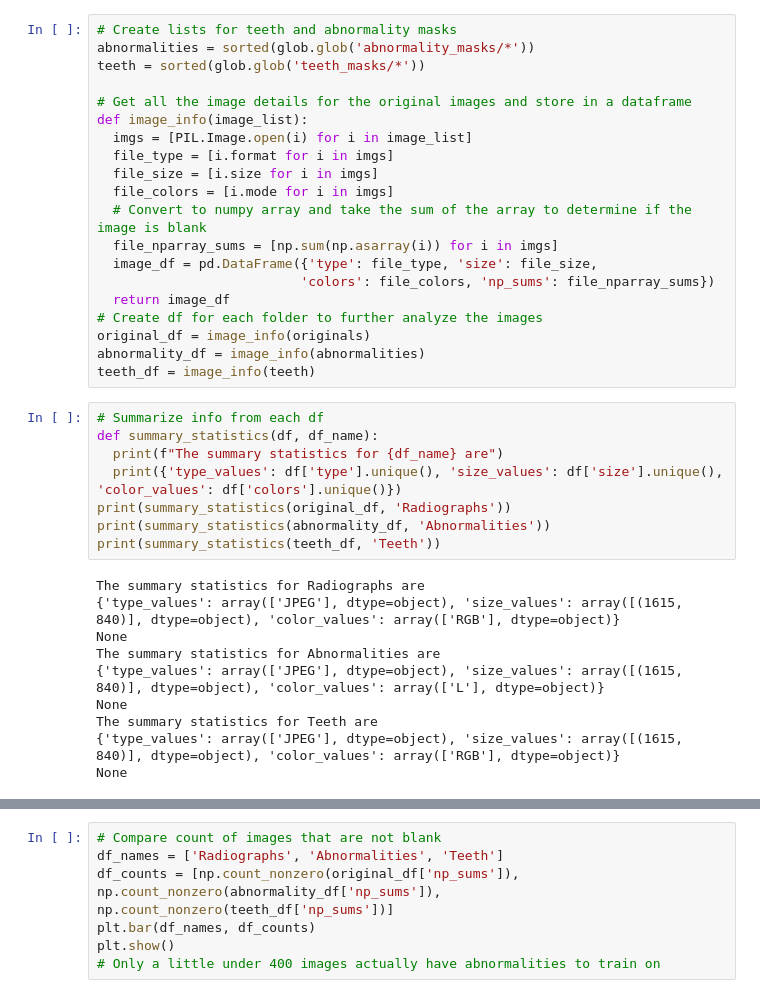
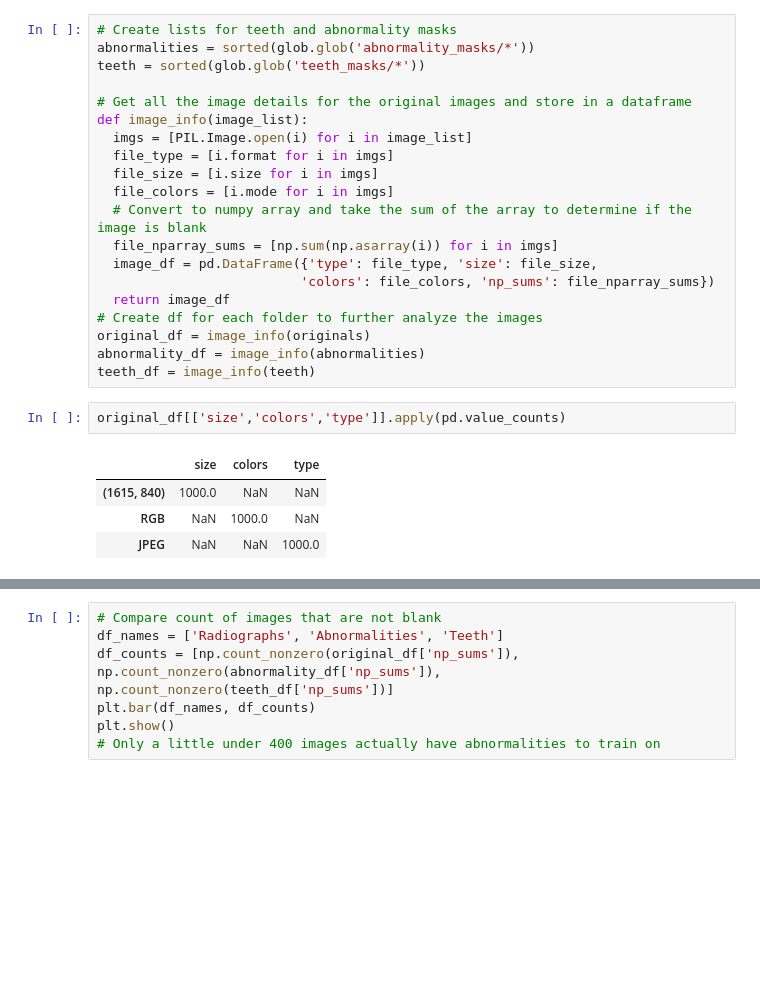
Before and after one commit to dmunger27/dental-xray-segmentation, a Jupyter notebook: Data_Preprocessing_and_Exploration.ipynb, the cells around one changed output, grey strips where cells are left out. Cells and saved outputs as stored; diff of their text form; blank space fills up the shorter version.

```diff
--- a/Data_Preprocessing_and_Exploration.ipynb
+++ b/Data_Preprocessing_and_Exploration.ipynb
@@ -135,21 +135,10 @@ def image_info(image_list):
 original_df = image_info(originals)
 abnormality_df = image_info(abnormalities)
 teeth_df = image_info(teeth)
-# %%
-# Summarize info from each df
-def summary_statistics(df, df_name):
-  print(f"The summary statistics for {df_name} are")
-  print({'type_values': df['type'].unique(), 'size_values': df['size'].unique(), 'color_values': df['colors'].unique()})
-print(summary_statistics(original_df, 'Radiographs'))
-print(summary_statistics(abnormality_df, 'Abnormalities'))
-print(summary_statistics(teeth_df, 'Teeth'))
-# %% [output]
-The summary statistics for Radiographs are
-{'type_values': array(['JPEG'], dtype=object), 'size_values': array([(1615, 840)], dtype=object), 'color_values': array(['RGB'], dtype=object)}
-None
-The summary statistics for Abnormalities are
-{'type_values': array(['JPEG'], dtype=object), 'size_values': array([(1615, 840)], dtype=object), 'color_values': array(['L'], dtype=object)}
-None
-The summary statistics for Teeth are
-{'type_values': array(['JPEG'], dtype=object), 'size_values': array([(1615, 840)], dtype=object), 'color_values': array(['RGB'], dtype=object)}
-None
+# %%
+original_df[['size','colors','type']].apply(pd.value_counts)
+# %% [output]
+|  | size | colors | type |
+| (1615, 840) | 1000.0 | NaN | NaN |
+| RGB | NaN | 1000.0 | NaN |
+| JPEG | NaN | NaN | 1000.0 |
```
Also changed, not shown: parts of 1 cell of this notebook.
